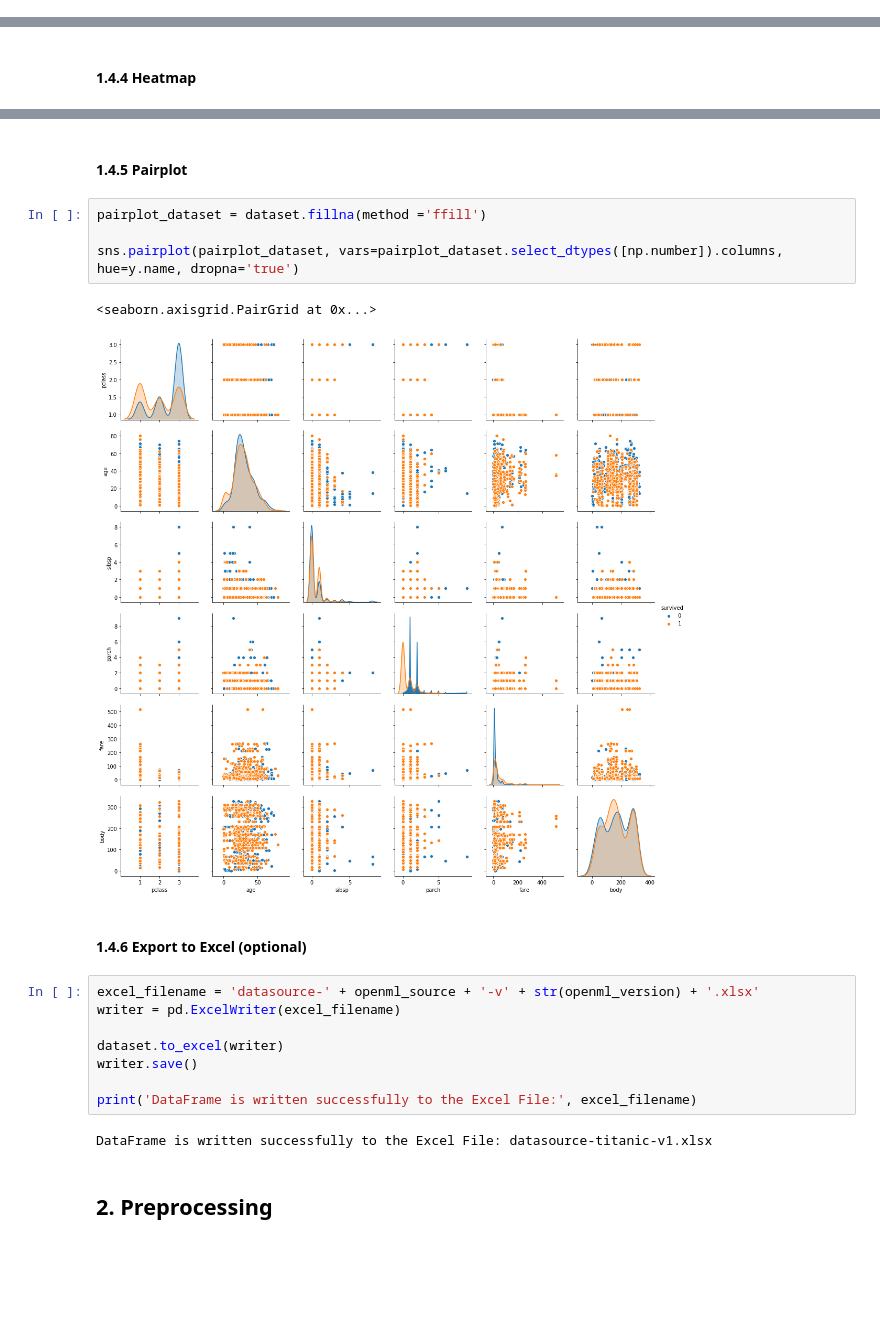
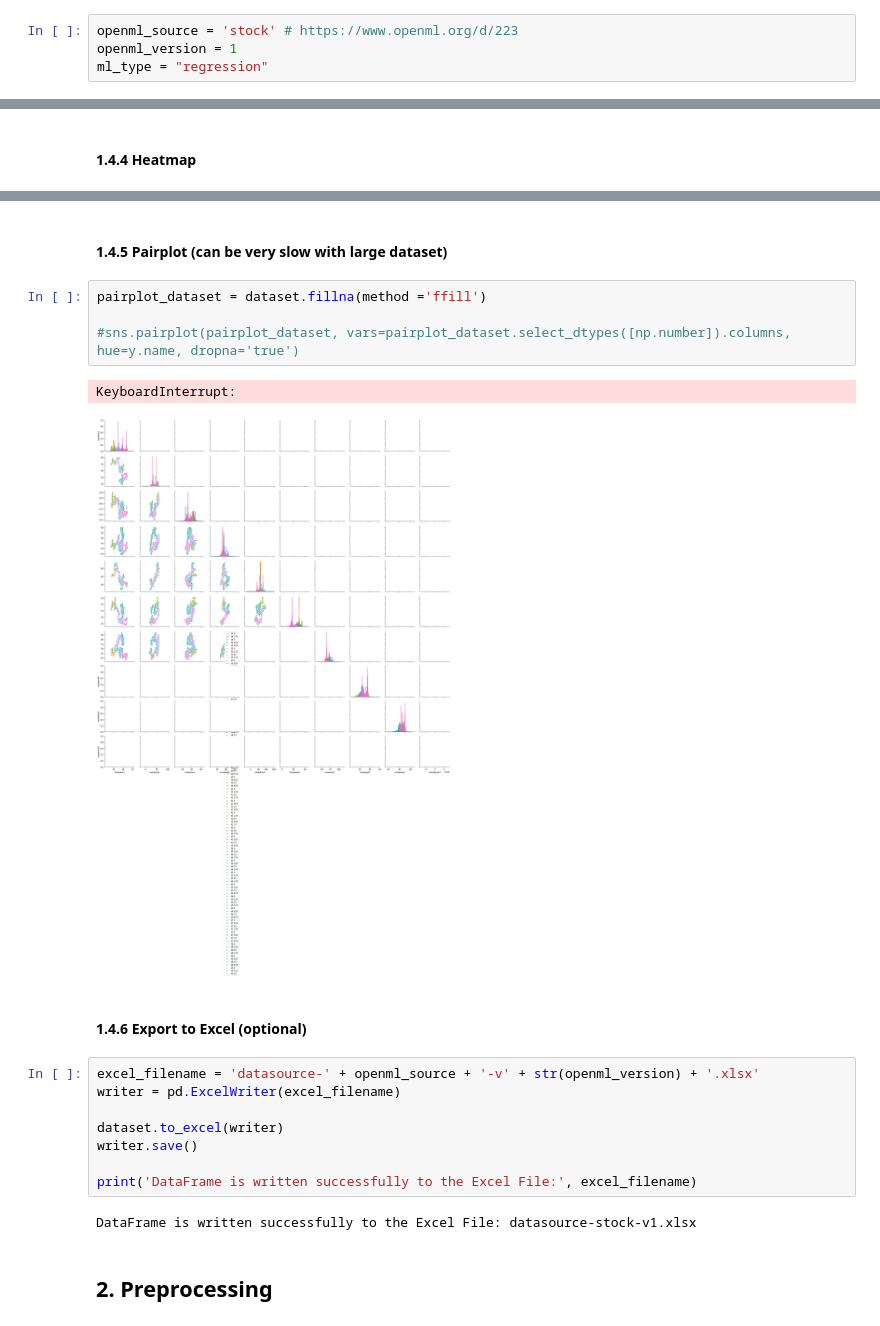
Before and after one commit to fitzroy-hamilton/ai-machinelearning-python, a Jupyter notebook: ml-engine-v2.ipynb, the cells around one changed output, grey strips where cells are left out. Saved outputs shown, nothing was run; the diff lists cells and outputs as text; blank space fills up the shorter version.

Commit message:
ML engine fully operational and automated for regression

```diff
--- a/ml-engine-v2.ipynb
+++ b/ml-engine-v2.ipynb
@@ -210,0 +255,4 @@ parch:
+# %%
+openml_source = 'stock' # https://www.openml.org/d/223
+openml_version = 1
+ml_type = "regression"
@@ -312,12 +375,12 @@ sns.heatmap(dataset.corr(), cmap=cmap, annot=True, ax=ax)
 # %% [markdown]
-#### 1.4.5 Pairplot
+#### 1.4.5 Pairplot (can be very slow with large dataset)
 # %%
 pairplot_dataset = dataset.fillna(method ='ffill')
 
-sns.pairplot(pairplot_dataset, vars=pairplot_dataset.select_dtypes([np.number]).columns, hue=y.name, dropna='true')
+#sns.pairplot(pairplot_dataset, vars=pairplot_dataset.select_dtypes([np.number]).columns, hue=y.name, dropna='true')
 # %% [output]
-<seaborn.axisgrid.PairGrid at 0x...>
+KeyboardInterrupt:
-[figure, old version]
+[figure, new version]
 # %% [markdown]
 #### 1.4.6 Export to Excel (optional)
 # %%
@@ -329,7 +392,7 @@ writer.save()
 
 print('DataFrame is written successfully to the Excel File:', excel_filename)
 # %% [output]
-DataFrame is written successfully to the Excel File: datasource-titanic-v1.xlsx
+DataFrame is written successfully to the Excel File: datasource-stock-v1.xlsx
 # %% [markdown]
 ## 2. Preprocessing
 # %% [markdown]
```
Also changed, not shown: parts of 46 cells of this notebook.
